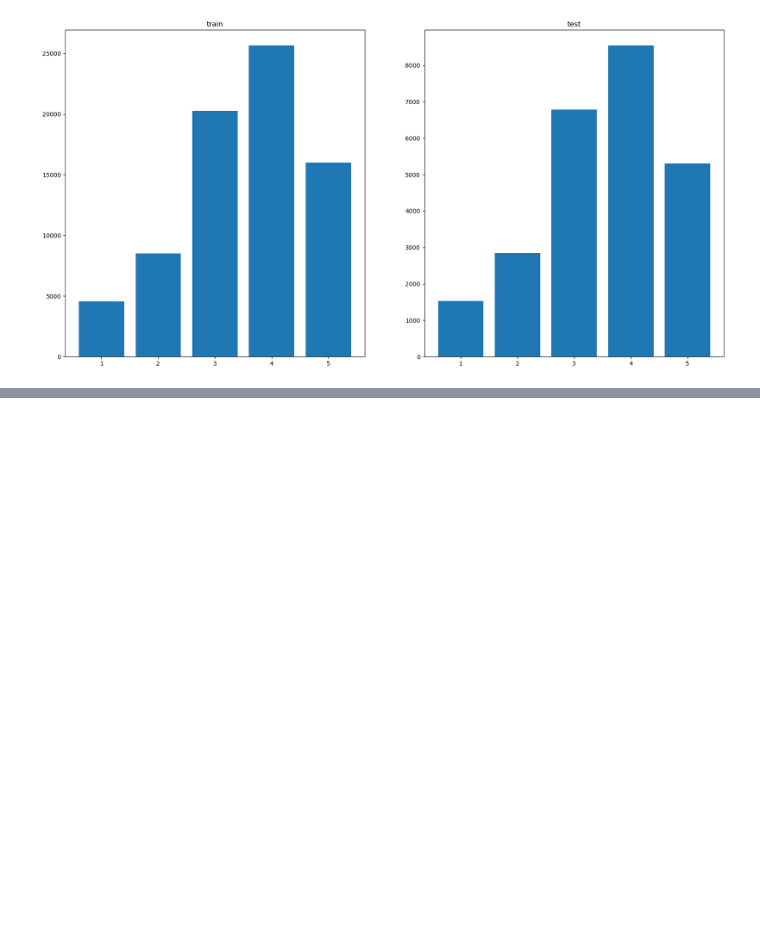
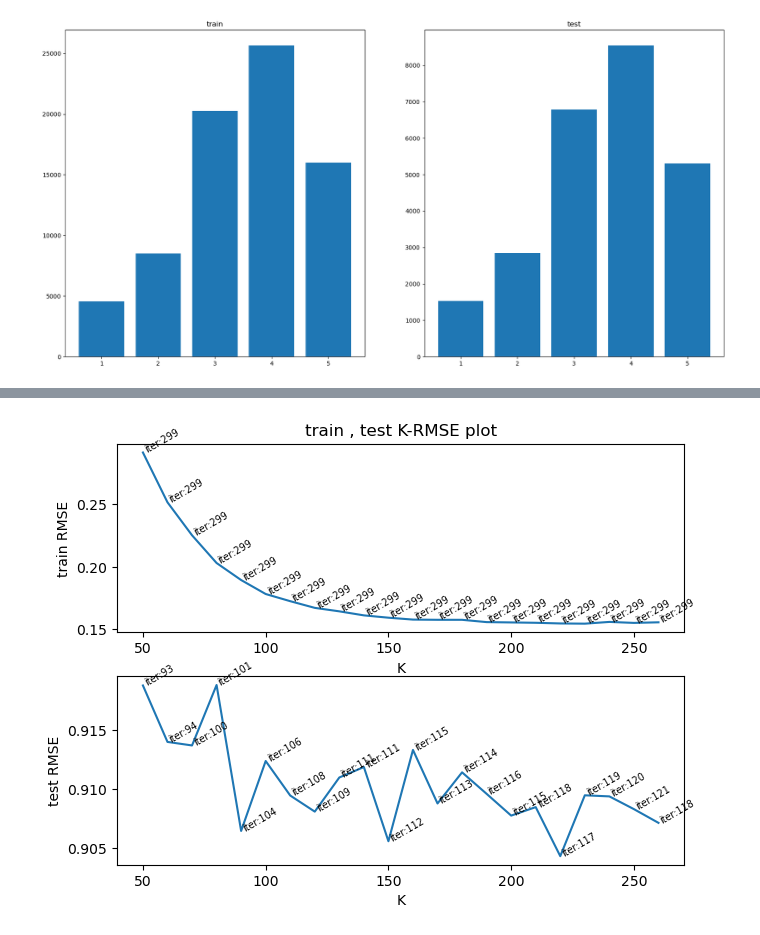
Before and after one commit to mkk4726/python_recommendation_system, a Jupyter notebook: src/chapter4.ipynb, the cells around one changed output, grey strips where cells are left out. Saved outputs shown, nothing was run; the diff lists cells and outputs as text; code cells hidden in the pictures; blank space fills up the shorter version.

```diff
--- a/src/chapter4.ipynb
+++ b/src/chapter4.ipynb
@@ -432,0 +511,44 @@ plot_rating_count(train_count, test_count)
+# %%
+# iteration중에서 값이 최소인 것들만 추출하기
+min_rmse_series = result_df.min(axis=0)
+
+K_candidate = range(50, 261, 10)
+train_min_result = []; test_min_result = []
+for K in K_candidate:
+  train_min_result.append([K, min_rmse_series[f'{K}_train_rmse']])
+  test_min_result.append([K, min_rmse_series[f'{K}_test_rmse']])
+
+train_rmse_df = pd.DataFrame(train_min_result, columns=['K', 'rmse']).set_index('K')
+test_rmse_df = pd.DataFrame(test_min_result, columns=['K', 'rmse']).set_index('K')
+
+# 최소값을 갖는 iter 구하기
+train_argmin_iters = []
+test_argmin_iters = []
+for i in range(result_df.shape[1]):
+  if (i % 2 ==0): train_argmin_iters.append(result_df.iloc[:, i].argmin())
+  else: test_argmin_iters.append(result_df.iloc[:, i].argmin())
+# %%
+import matplotlib.pyplot as plt
+
+fig, axes = plt.subplots(2, 1)
+fig.tight_layout()
+
+axes[0].set_title('train , test K-RMSE plot')
+axes[0].set_xlabel('K')
+axes[0].set_ylabel('train RMSE')
+
+axes[0].plot(train_rmse_df)
+for i, argmin_iter in enumerate(train_argmin_iters):
+  axes[0].text(train_rmse_df.index[i], train_rmse_df['rmse'].iloc[i], f'iter:{train_argmin_iters[i]}', fontsize='x-small', rotation=30)
+
+
+axes[1].set_xlabel('K')
+axes[1].set_ylabel('test RMSE')
+
+axes[1].plot(test_rmse_df)
+for i, argmin_iter in enumerate(test_argmin_iters):
+  axes[1].text(test_rmse_df.index[i], test_rmse_df['rmse'].iloc[i], f'iter:{test_argmin_iters[i]}', fontsize='x-small', rotation=30)
+
+plt.show()
+# %% [output]
+[figure, added]
```
Also changed, not shown: parts of 5 cells of this notebook, 7 other files.
